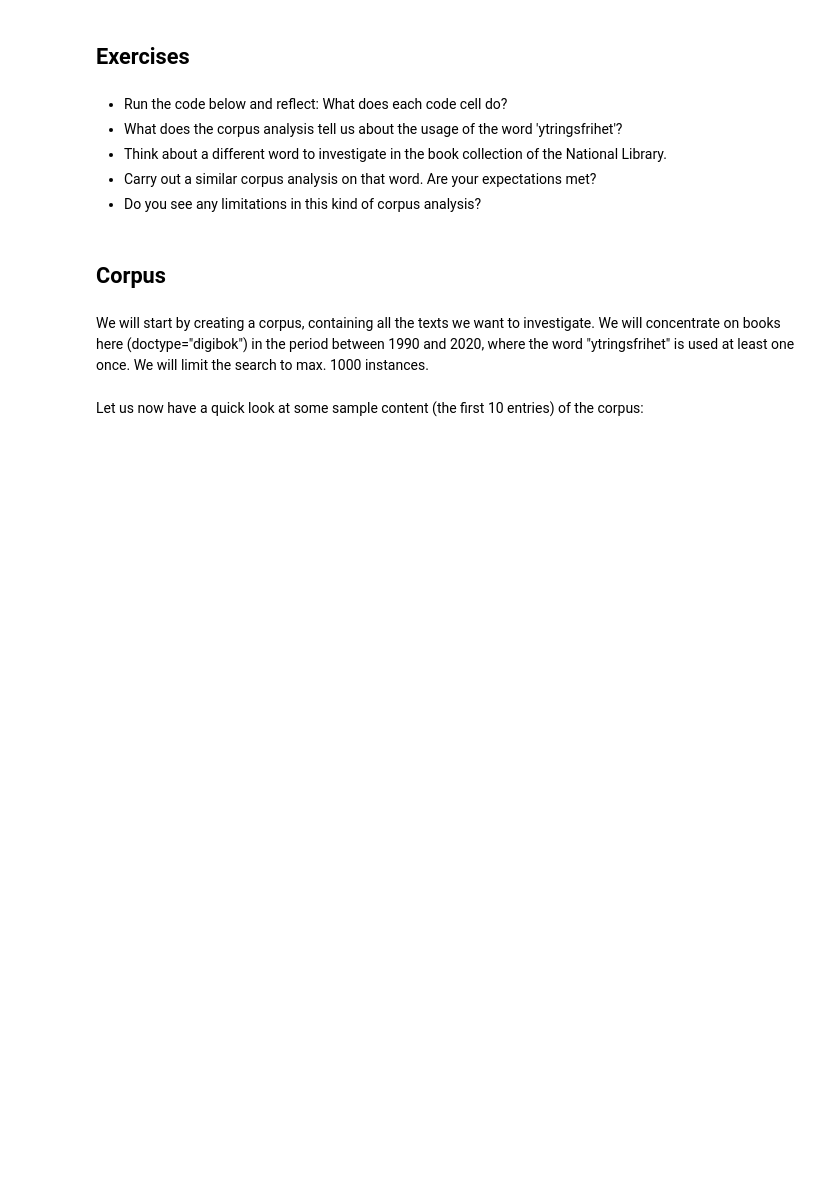
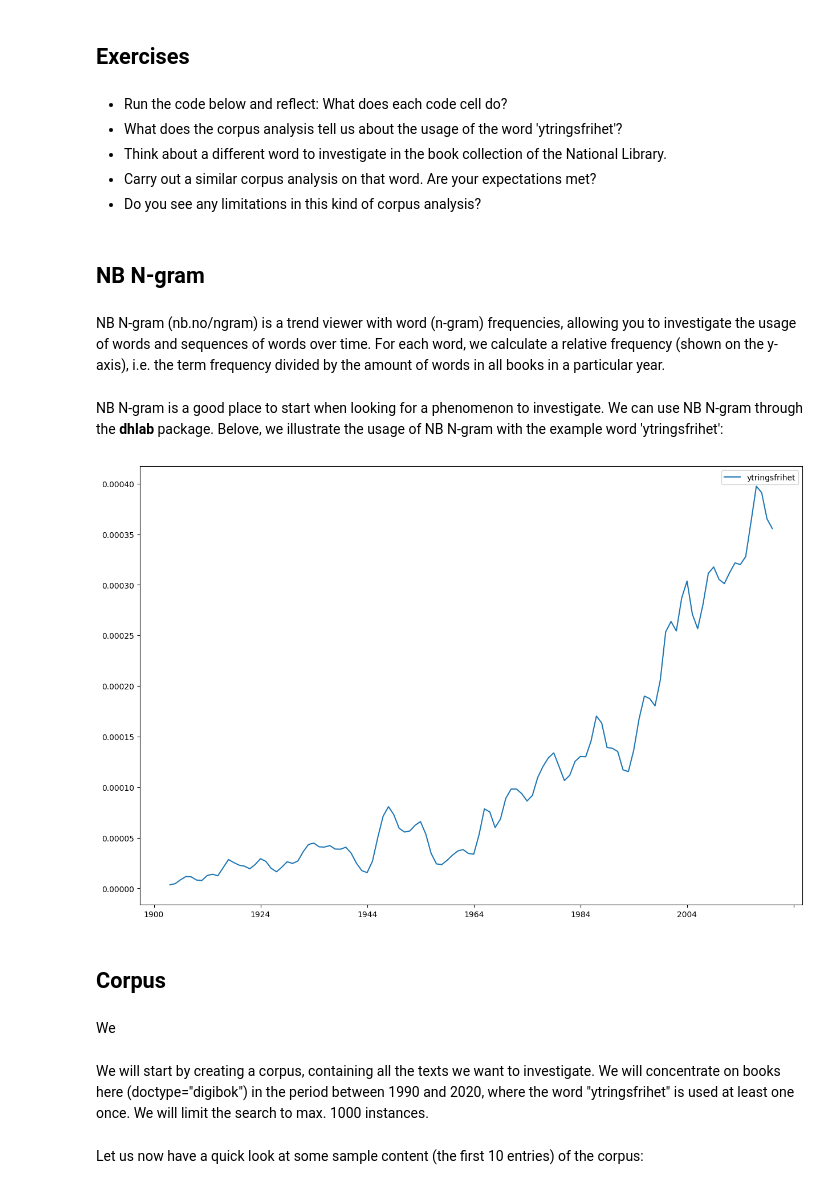
Before and after one commit to NationalLibraryOfNorway/dhlab-sifi2000-lecture-2025, a Jupyter notebook: notebooks/DHLAB_demo.ipynb, the cells around one changed output. Cells and saved outputs as stored; diff of their text form; code cells hidden in the pictures; blank space fills up the shorter version.

Commit message:
update notebook with NB N-gram; add scipy

```diff
--- a/notebooks/DHLAB_demo.ipynb
+++ b/notebooks/DHLAB_demo.ipynb
@@ -17,3 +13,9 @@ from dhlab import Corpus
 - Think about a different word to investigate in the book collection of the National Library.
 - Carry out a similar corpus analysis on that word. Are your expectations met?
 - Do you see any limitations in this kind of corpus analysis?
+# %% [markdown]
+## NB N-gram
+# %% [markdown]
+NB N-gram (nb.no/ngram) is a trend viewer with word (n-gram) frequencies, allowing you to investigate the usage of words and sequences of words over time. For each word, we calculate a relative frequency (shown on the y-axis), i.e. the term frequency divided by the amount of words in all books in a particular year.
+# %% [markdown]
+NB N-gram is a good place to start when looking for a phenomenon to investigate. We can use NB N-gram through the __dhlab__ package. Belove, we illustrate the usage of NB N-gram with the example word 'ytringsfrihet':
@@ -20,4 +24,10 @@ from dhlab import Corpus
+# %%
+Ngram(words=["ytringsfrihet"], from_year=1900, to_year=2020, doctype="bok")
+# %% [output]
+[figure, added]
 # %% [markdown]
 ## Corpus
+# %% [markdown]
+We
 # %% [markdown]
 We will start by creating a corpus, containing all the texts we want to investigate. We will concentrate on books here (doctype="digibok") in the period between 1990 and 2020, where the word "ytringsfrihet" is used at least one once. We will limit the search to max. 1000 instances.
```
Also changed, not shown: parts of 4 cells of this notebook, 2 other files.
